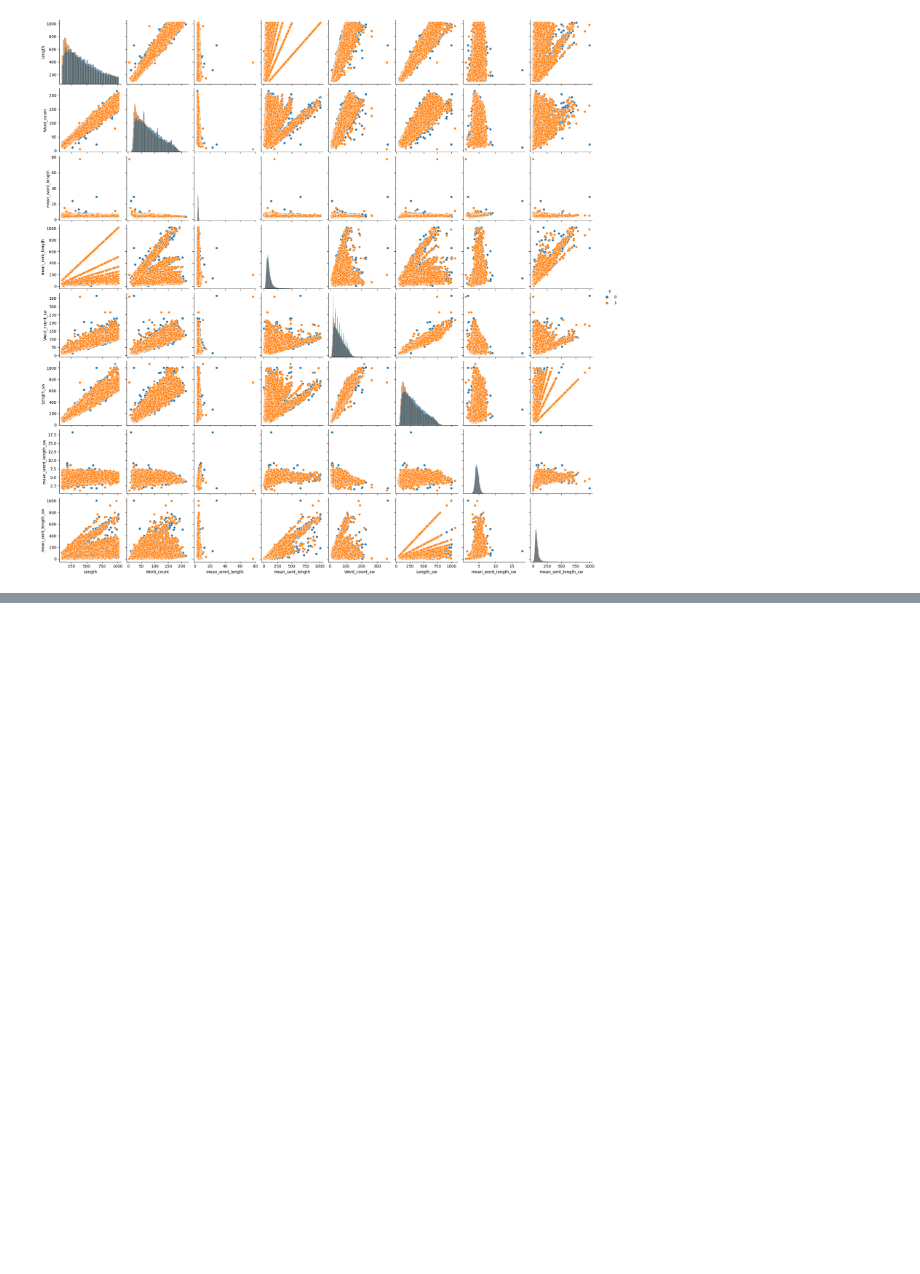
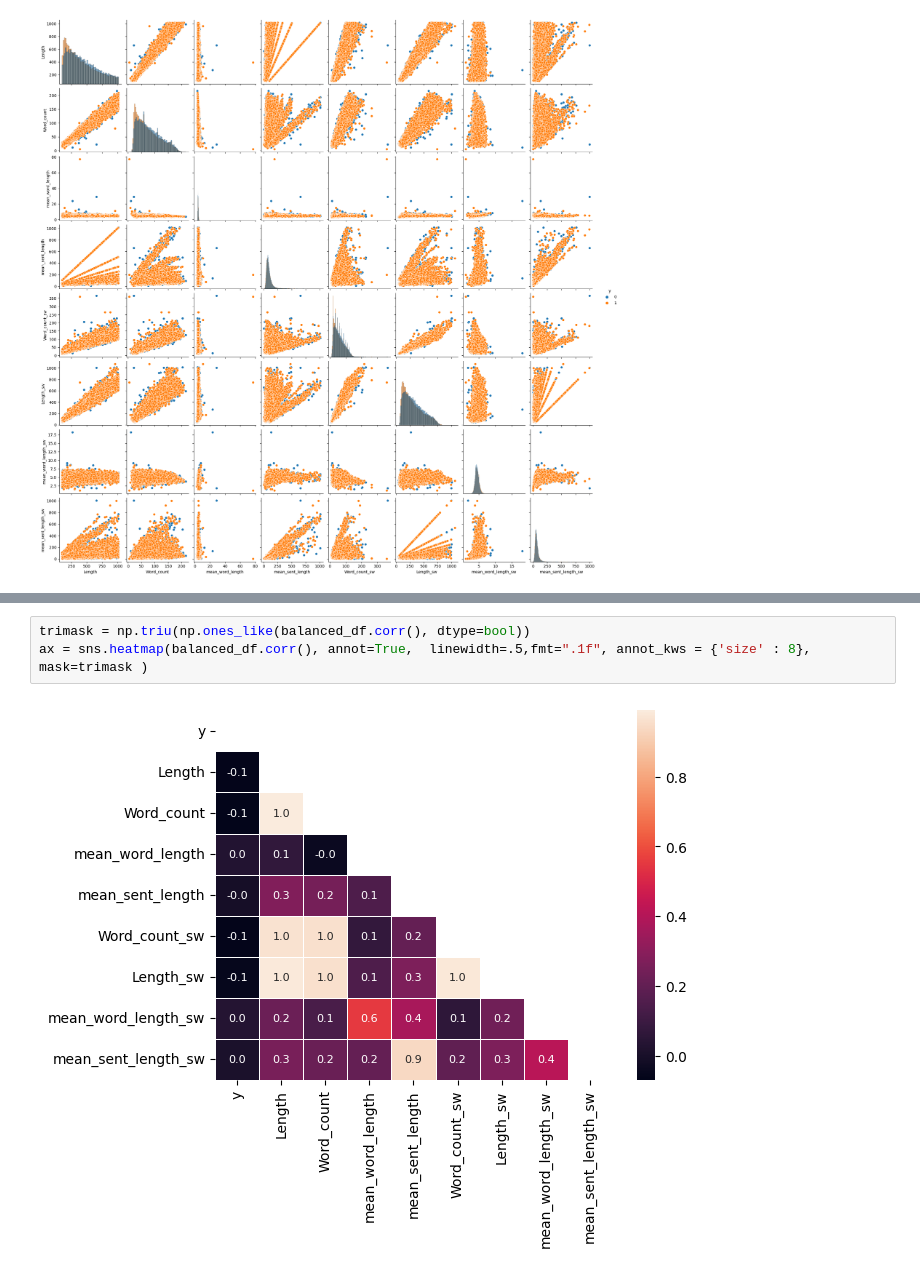
Before and after one commit to MaLuisa7/data_processing_and_classification_MasterDS, a Jupyter notebook: Practica4.ipynb, the cells around one changed output, grey strips where cells are left out. Cells and saved outputs as stored; diff of their text form; blank space fills up the shorter version.

```diff
--- a/Practica4.ipynb
+++ b/Practica4.ipynb
@@ -114,0 +128,5 @@ sns.pairplot(balanced_df, hue="y", diag_kind="hist")
+# %%
+trimask = np.triu(np.ones_like(balanced_df.corr(), dtype=bool))
+ax = sns.heatmap(balanced_df.corr(), annot=True,  linewidth=.5,fmt=".1f", annot_kws = {'size' : 8}, mask=trimask )
+# %% [output]
+[figure, added]
```
Also changed, not shown: parts of 3 cells of this notebook.
